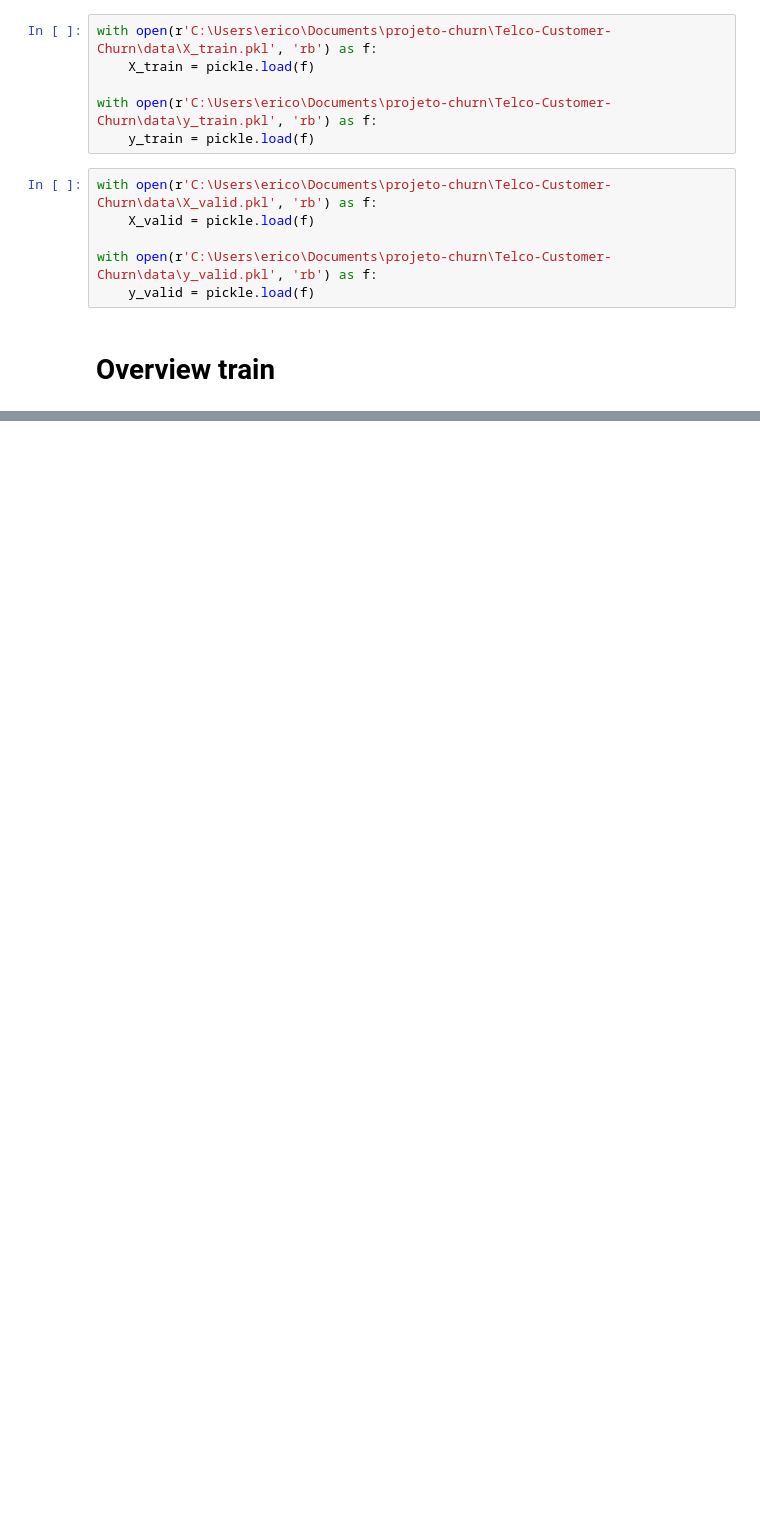
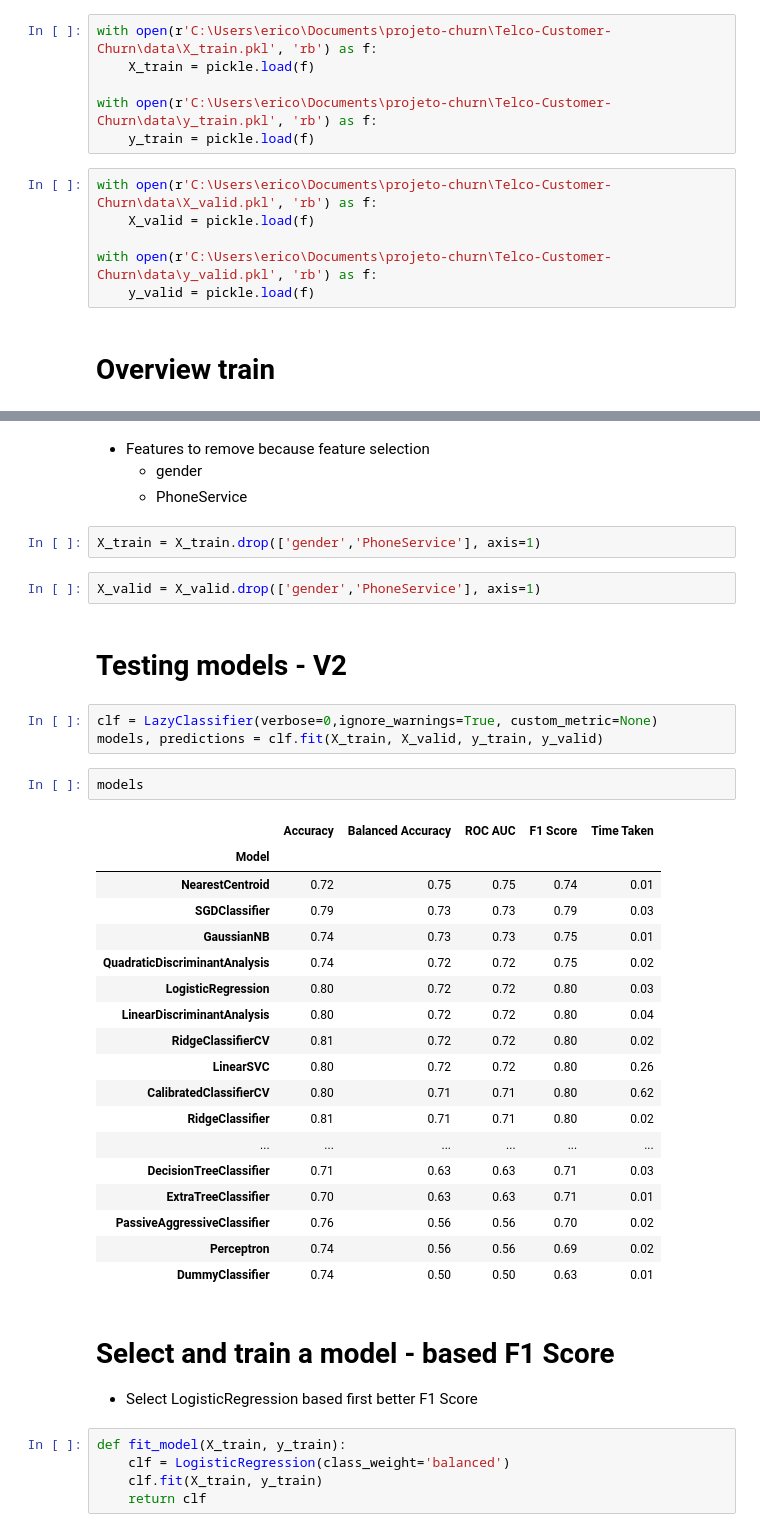
Before and after one commit to Eric-Oliveira-ds/Telco-Customer-Churn, a Jupyter notebook: notebook/modeling.ipynb, the cells around one changed output, grey strips where cells are left out. Drawn from its saved outputs; the diff is of its cells as text; blank space fills up the shorter version.

```diff
--- a/notebook/modeling.ipynb
+++ b/notebook/modeling.ipynb
@@ -113,0 +200,42 @@ X_valid.head()
+# %% [markdown]
+- Features to remove because feature selection
+    - gender
+    - PhoneService
+# %%
+X_train = X_train.drop(['gender','PhoneService'], axis=1)
+# %%
+X_valid = X_valid.drop(['gender','PhoneService'], axis=1)
+# %% [markdown]
+# Testing models - V2
+# %%
+clf = LazyClassifier(verbose=0,ignore_warnings=True, custom_metric=None)
+models, predictions = clf.fit(X_train, X_valid, y_train, y_valid)
+# %%
+models
+# %% [output]
+|  | Accuracy | Balanced Accuracy | ROC AUC | F1 Score | Time Taken |
+| Model |  |  |  |  |  |
+| NearestCentroid | 0.72 | 0.75 | 0.75 | 0.74 | 0.01 |
+| SGDClassifier | 0.79 | 0.73 | 0.73 | 0.79 | 0.03 |
+| GaussianNB | 0.74 | 0.73 | 0.73 | 0.75 | 0.01 |
+| QuadraticDiscriminantAnalysis | 0.74 | 0.72 | 0.72 | 0.75 | 0.02 |
+| LogisticRegression | 0.80 | 0.72 | 0.72 | 0.80 | 0.03 |
+| LinearDiscriminantAnalysis | 0.80 | 0.72 | 0.72 | 0.80 | 0.04 |
+| RidgeClassifierCV | 0.81 | 0.72 | 0.72 | 0.80 | 0.02 |
+| LinearSVC | 0.80 | 0.72 | 0.72 | 0.80 | 0.26 |
+| CalibratedClassifierCV | 0.80 | 0.71 | 0.71 | 0.80 | 0.62 |
+| RidgeClassifier | 0.81 | 0.71 | 0.71 | 0.80 | 0.02 |
+| ... | ... | ... | ... | ... | ... |
+| DecisionTreeClassifier | 0.71 | 0.63 | 0.63 | 0.71 | 0.03 |
+| ExtraTreeClassifier | 0.70 | 0.63 | 0.63 | 0.71 | 0.01 |
+| PassiveAggressiveClassifier | 0.76 | 0.56 | 0.56 | 0.70 | 0.02 |
+| Perceptron | 0.74 | 0.56 | 0.56 | 0.69 | 0.02 |
+| DummyClassifier | 0.74 | 0.50 | 0.50 | 0.63 | 0.01 |
+# %% [markdown]
+# Select and train a model - based F1 Score
+- Select LogisticRegression based first better F1 Score
+# %%
+def fit_model(X_train, y_train):
+    clf = LogisticRegression(class_weight='balanced')
+    clf.fit(X_train, y_train)
+    return clf
```
Also changed, not shown: parts of 55 cells of this notebook.
